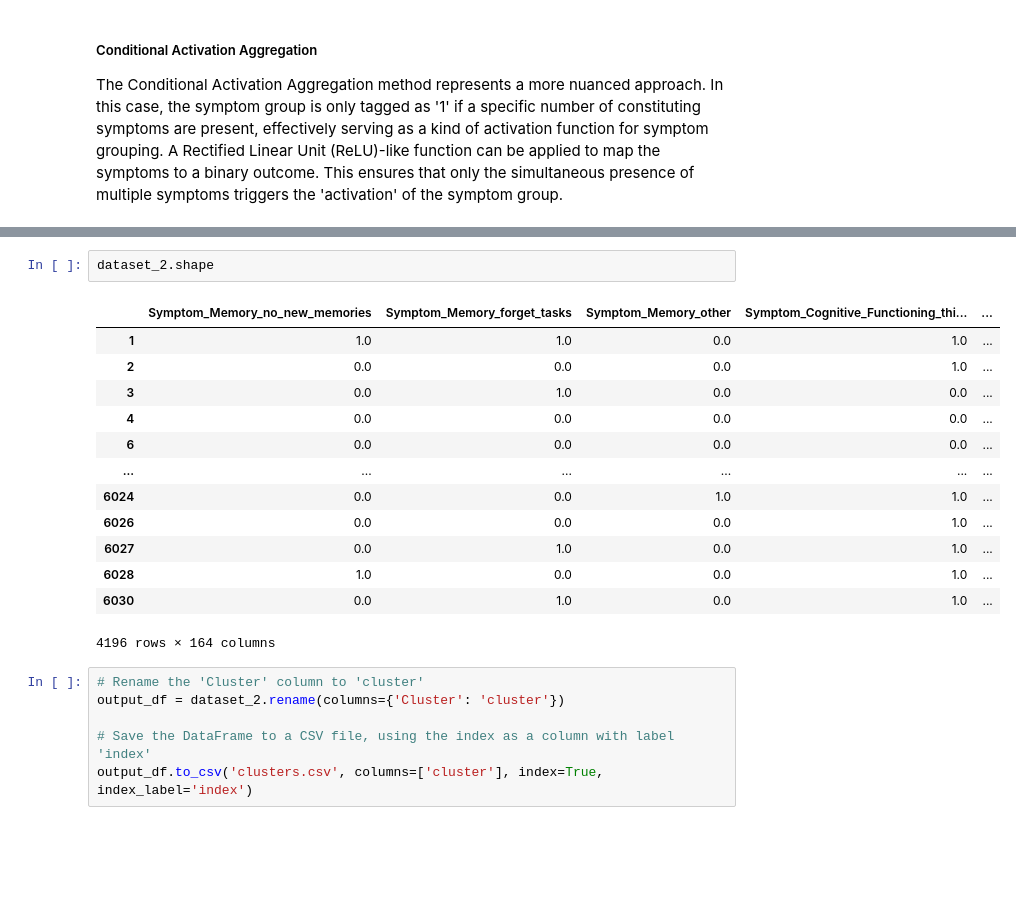
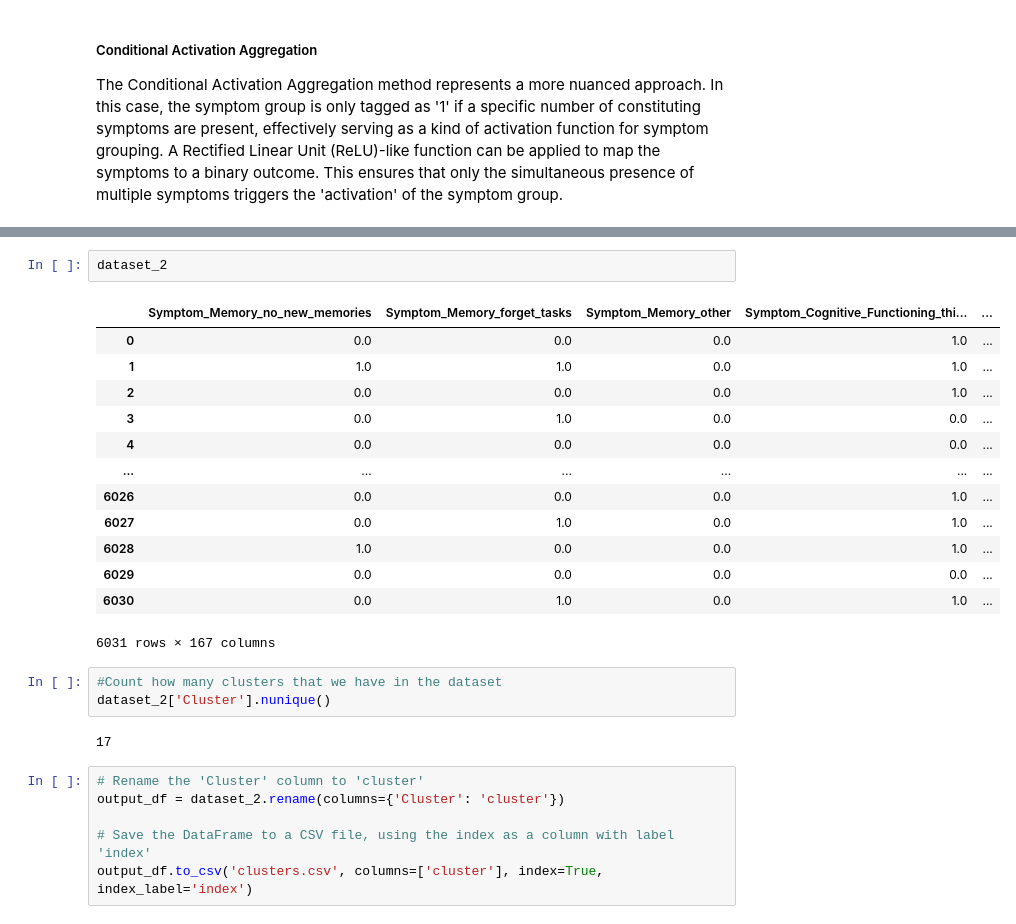
Before and after one commit to leothesouthafrican/PLR, a Jupyter notebook: Leo/1_feat_exploration.ipynb, the cells around one changed output, grey strips where cells are left out. Drawn from its saved outputs; the diff is of its cells as text; blank space fills up the shorter version.

```diff
--- a/Leo/1_feat_exploration.ipynb
+++ b/Leo/1_feat_exploration.ipynb
@@ -805,19 +807,24 @@ dataset_2['Cluster'] = clusters
 # %%
-dataset_2.shape
+dataset_2
 # %% [output]
 |  | Symptom_Memory_no_new_memories | Symptom_Memory_forget_tasks | Symptom_Memory_other | Symptom_Cognitive_Functioning_thi... | ... |
+| 0 | 0.0 | 0.0 | 0.0 | 1.0 | ... |
 | 1 | 1.0 | 1.0 | 0.0 | 1.0 | ... |
 | 2 | 0.0 | 0.0 | 0.0 | 1.0 | ... |
 | 3 | 0.0 | 1.0 | 0.0 | 0.0 | ... |
 | 4 | 0.0 | 0.0 | 0.0 | 0.0 | ... |
-| 6 | 0.0 | 0.0 | 0.0 | 0.0 | ... |
 | ... | ... | ... | ... | ... | ... |
-| 6024 | 0.0 | 0.0 | 1.0 | 1.0 | ... |
 | 6026 | 0.0 | 0.0 | 0.0 | 1.0 | ... |
 | 6027 | 0.0 | 1.0 | 0.0 | 1.0 | ... |
 | 6028 | 1.0 | 0.0 | 0.0 | 1.0 | ... |
+| 6029 | 0.0 | 0.0 | 0.0 | 0.0 | ... |
 | 6030 | 0.0 | 1.0 | 0.0 | 1.0 | ... |
-4196 rows × 164 columns
+6031 rows × 167 columns
+# %%
+#Count how many clusters that we have in the dataset
+dataset_2['Cluster'].nunique()
+# %% [output]
+17
 # %%
 # Rename the 'Cluster' column to 'cluster'
 output_df = dataset_2.rename(columns={'Cluster': 'cluster'})
```
Also changed, not shown: parts of 9 cells of this notebook.
